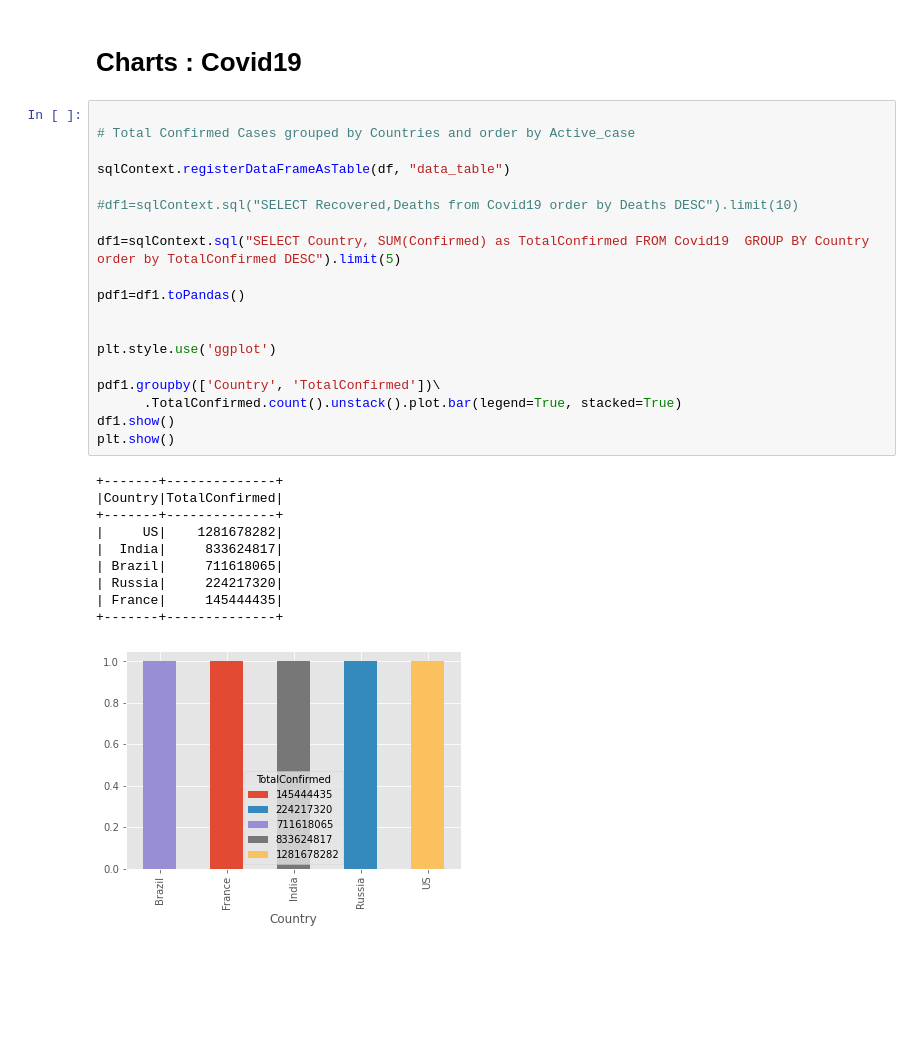
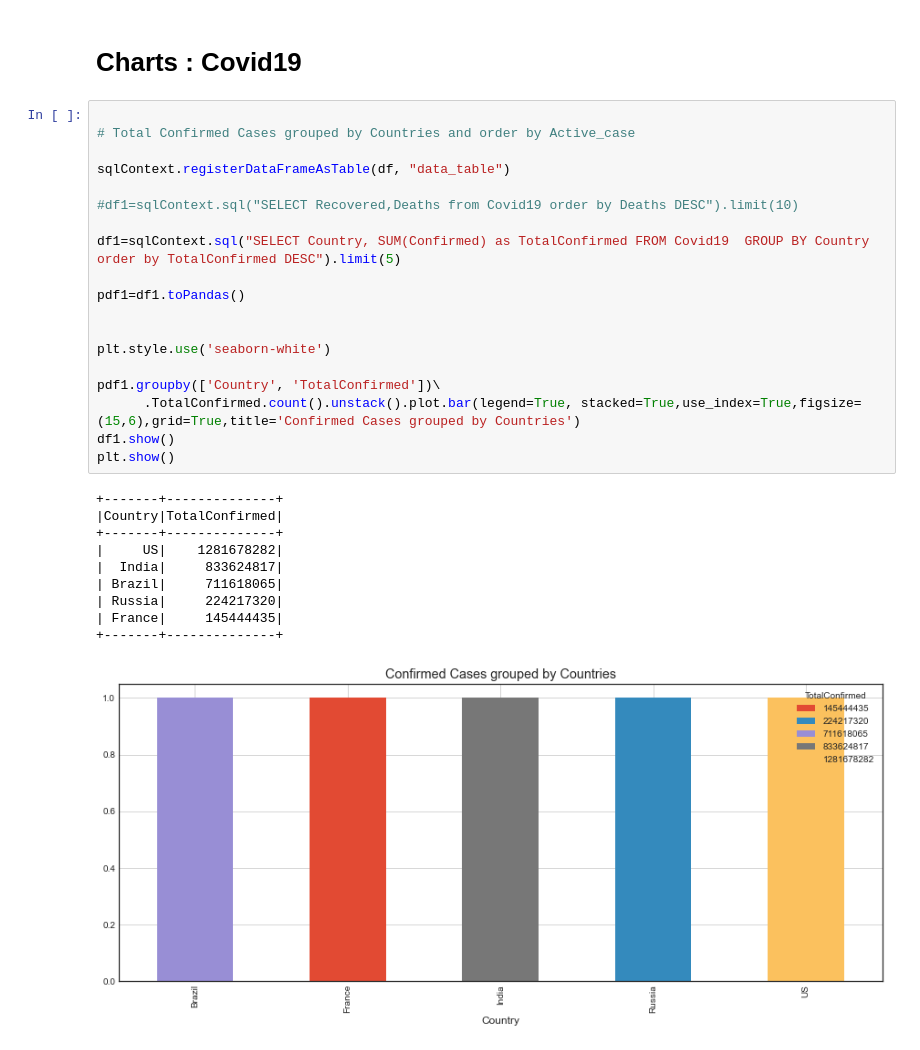
Before and after one commit to hachemwasli/SUAS-Project-Apache-Spark, a Jupyter notebook: covid19_Spark.ipynb, the cells around one changed output. Drawn from its saved outputs; the diff is of its cells as text; blank space fills up the shorter version.

Commit message:
charts covid

```diff
--- a/covid19_Spark.ipynb
+++ b/covid19_Spark.ipynb
@@ -422,30 +422,30 @@ DataFrame[Country: string, sum(Confirmed): bigint]
 # %%
 
 # Total Confirmed Cases grouped by Countries and order by Active_case
 
 sqlContext.registerDataFrameAsTable(df, "data_table")
 
 #df1=sqlContext.sql("SELECT Recovered,Deaths from Covid19 order by Deaths DESC").limit(10)
 
 df1=sqlContext.sql("SELECT Country, SUM(Confirmed) as TotalConfirmed FROM Covid19  GROUP BY Country order by TotalConfirmed DESC").limit(5)
 
 pdf1=df1.toPandas()
 
 
-plt.style.use('ggplot')
+plt.style.use('seaborn-white')
 
 pdf1.groupby(['Country', 'TotalConfirmed'])\
-      .TotalConfirmed.count().unstack().plot.bar(legend=True, stacked=True)
+      .TotalConfirmed.count().unstack().plot.bar(legend=True, stacked=True,use_index=True,figsize=(15,6),grid=True,title='Confirmed Cases grouped by Countries')
 df1.show()
 plt.show()
 # %% [output]
 +-------+--------------+
 |Country|TotalConfirmed|
 +-------+--------------+
 |     US|    1281678282|
 |  India|     833624817|
 | Brazil|     711618065|
 | Russia|     224217320|
 | France|     145444435|
 +-------+--------------+
-[figure, old version]
+[figure, new version]
```
Also changed, not shown: parts of 3 cells of this notebook.
